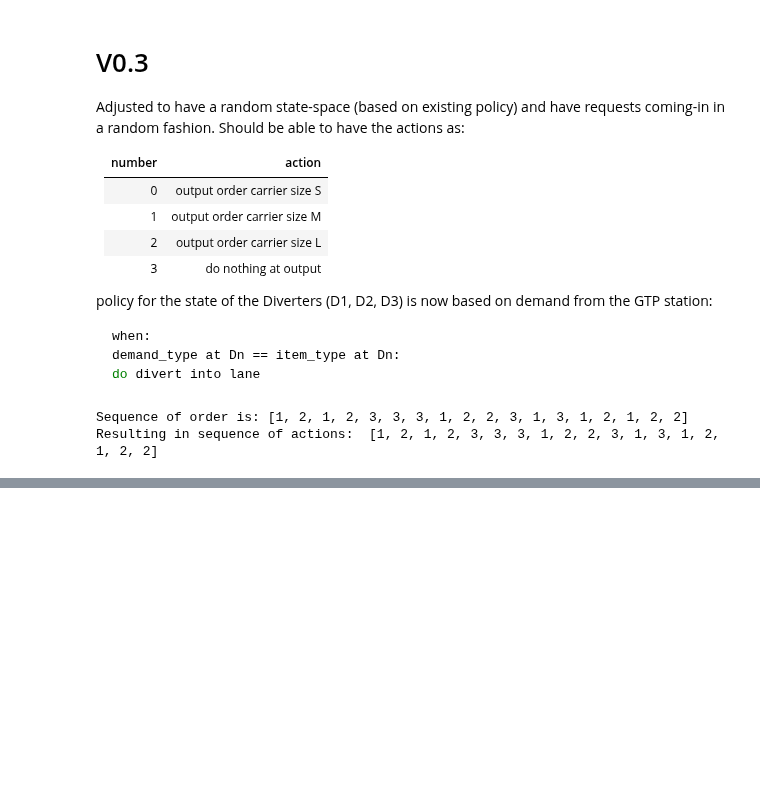
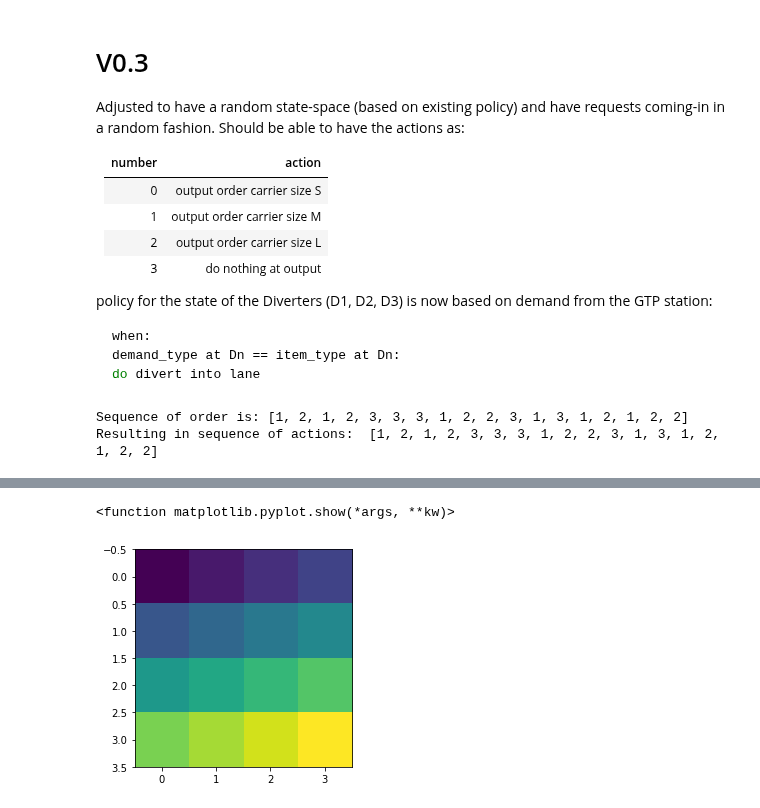
Before and after one commit to VincentFokker/Thesis, a Jupyter notebook: Simulation try.ipynb, the cells around one changed output, grey strips where cells are left out. Drawn from its saved outputs; the diff is of its cells as text; code cells hidden in the pictures; blank space fills up the shorter version.

```diff
--- a/Simulation try.ipynb
+++ b/Simulation try.ipynb
@@ -1094,0 +1402,4 @@ operator_locations = [[4,12], [8,12], [12,12]]
+# %%
+n=4
+a = np.random.random((n,n,3))
+a
@@ -1094,0 +1426,6 @@ operator_locations = [[4,12], [8,12], [12,12]]
+# %%
+plt.imshow(a)
+from matplotlib.colors import ColorConverterplt.show
+# %% [output]
+<function matplotlib.pyplot.show(*args, **kw)>
+[figure, added]
```
Also changed, not shown: parts of 36 cells of this notebook, 3 other files.
